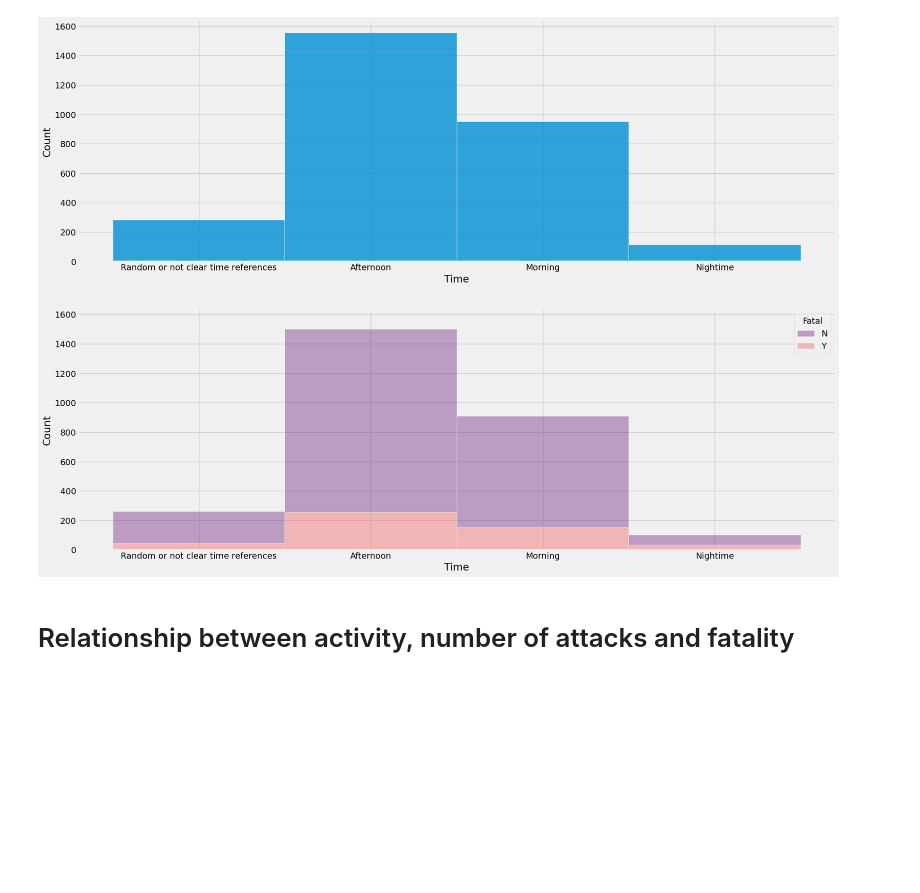
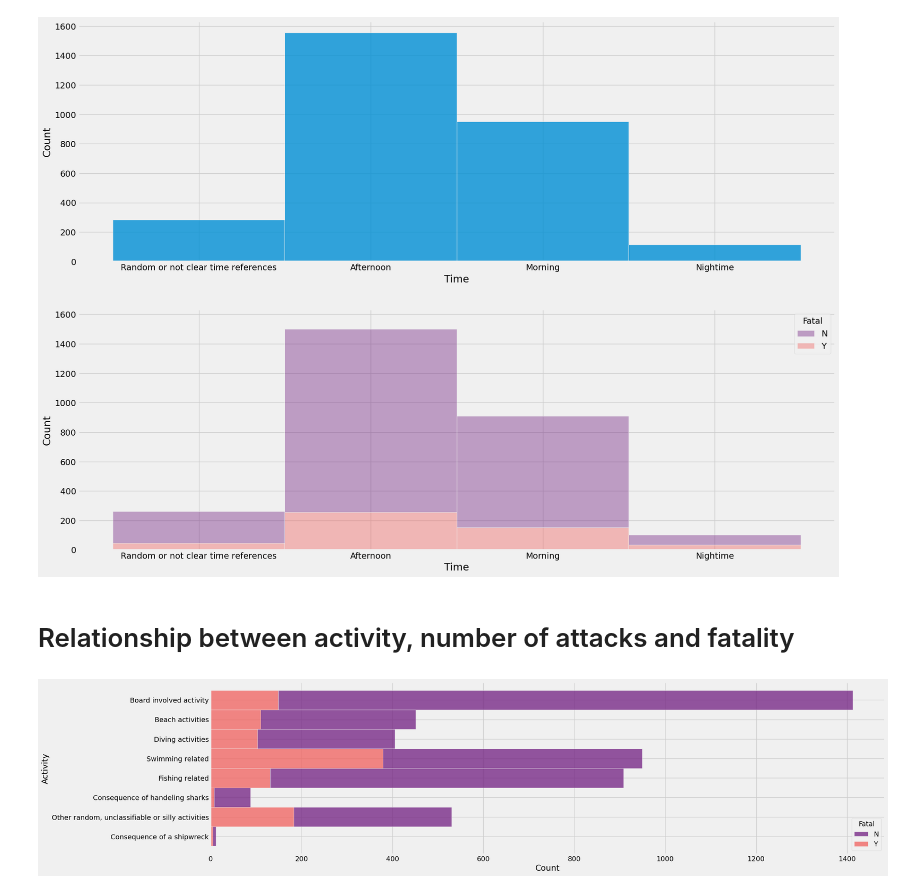
Before and after one commit to GuilleNes/Project-1.-Shark-Attack, a Jupyter notebook: src/Data Visualization.ipynb, the cells around one changed output. Cells and saved outputs as stored; diff of their text form; code cells hidden in the pictures; blank space fills up the shorter version.

```diff
--- a/src/Data Visualization.ipynb
+++ b/src/Data Visualization.ipynb
@@ -96,12 +96,12 @@ fig.figure.savefig("../images/hours_number_attacks.jpg", dpi=1000)
 [figure]
 # %% [markdown]
 # Relationship between activity, number of attacks and fatality
-# %%
-attacks_filtered["Activity"] = attacks_filtered["Activity"].value_counts().head(5)
 # %%
-Plot_5 = sns.histplot(data=attacks_filtered, x="Activity", multiple="stack", hue= "Fatal", palette="magma", alpha = 0.4, ax=axs[1])
+# Plot_5 = sns.histplot(data=attacks_filtered, x="Activity", multiple="stack", hue= "Fatal", palette="magma", alpha = 0.4, ax=axs[1])
+
+plot_5 = sns.histplot(data=attacks_filtered, y="Activity", multiple="stack", hue= "Fatal", palette="magma")
 
 
-# sns.histplot(data=attacks_filtered4, x=df, hue="Fatal", multiple="stack")
-
 # plot_5.figure.savefig("../images/activity_attacks_fatality.jpg", dpi=1000)
+# %% [output]
+[figure, added]
```
Also changed, not shown: 2 other files.
